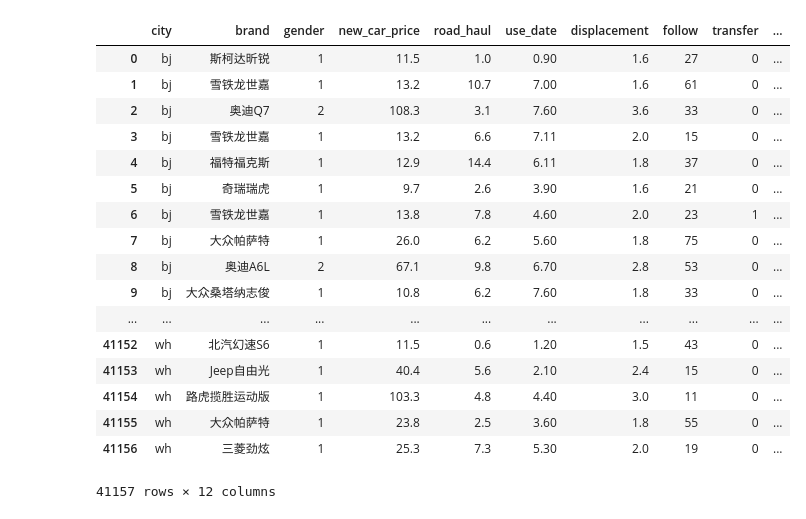
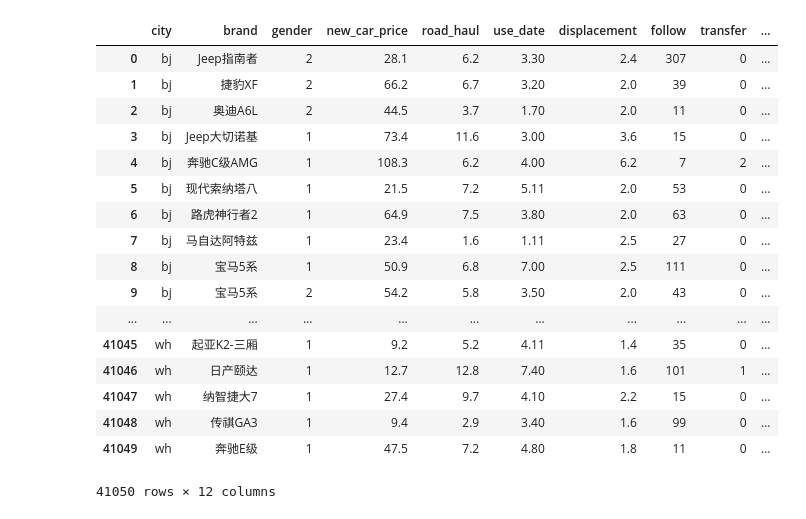
Before and after one commit to pjhu/machine-learning-used-car, a Jupyter notebook: jupeter/pridict_step_by_step.ipynb, the cells around one changed output. Drawn from its saved outputs; the diff is of its cells as text; code cells hidden in the pictures.

```diff
--- a/jupeter/pridict_step_by_step.ipynb
+++ b/jupeter/pridict_step_by_step.ipynb
@@ -180,27 +182,29 @@ step: 2900.000000, loss: 1.435419
 # 预测二手车出售价
 # %%
 # (1)读取出售的二手车
-predict = pd.read_csv('../guazi/20170621_target.csv', names=["city","brand","gender","new_car_price","road_haul","use_date","displacement","follow","transfer","service_price","flaw","price"])
+path = os.path.join(dirname(os.getcwd()), 'training_set')
+predict_file = os.path.join(dirname(os.getcwd()), 'predict_data', 'predict.csv')
+predict = pd.read_csv(predict_file, names=["city","brand","gender","new_car_price","road_haul","use_date","displacement","follow","transfer","service_price","flaw","price"])
 predict
 # %% [output]
 |  | city | brand | gender | new_car_price | road_haul | use_date | displacement | follow | transfer | ... |
-| 0 | bj | 斯柯达昕锐 | 1 | 11.5 | 1.0 | 0.90 | 1.6 | 27 | 0 | ... |
-| 1 | bj | 雪铁龙世嘉 | 1 | 13.2 | 10.7 | 7.00 | 1.6 | 61 | 0 | ... |
-| 2 | bj | 奥迪Q7 | 2 | 108.3 | 3.1 | 7.60 | 3.6 | 33 | 0 | ... |
-| 3 | bj | 雪铁龙世嘉 | 1 | 13.2 | 6.6 | 7.11 | 2.0 | 15 | 0 | ... |
-| 4 | bj | 福特福克斯 | 1 | 12.9 | 14.4 | 6.11 | 1.8 | 37 | 0 | ... |
-| 5 | bj | 奇瑞瑞虎 | 1 | 9.7 | 2.6 | 3.90 | 1.6 | 21 | 0 | ... |
-| 6 | bj | 雪铁龙世嘉 | 1 | 13.8 | 7.8 | 4.60 | 2.0 | 23 | 1 | ... |
-| 7 | bj | 大众帕萨特 | 1 | 26.0 | 6.2 | 5.60 | 1.8 | 75 | 0 | ... |
-| 8 | bj | 奥迪A6L | 2 | 67.1 | 9.8 | 6.70 | 2.8 | 53 | 0 | ... |
-| 9 | bj | 大众桑塔纳志俊 | 1 | 10.8 | 6.2 | 7.60 | 1.8 | 33 | 0 | ... |
+| 0 | bj | Jeep指南者 | 2 | 28.1 | 6.2 | 3.30 | 2.4 | 307 | 0 | ... |
+| 1 | bj | 捷豹XF | 2 | 66.2 | 6.7 | 3.20 | 2.0 | 39 | 0 | ... |
+| 2 | bj | 奥迪A6L | 2 | 44.5 | 3.7 | 1.70 | 2.0 | 11 | 0 | ... |
+| 3 | bj | Jeep大切诺基 | 1 | 73.4 | 11.6 | 3.00 | 3.6 | 15 | 0 | ... |
+| 4 | bj | 奔驰C级AMG | 1 | 108.3 | 6.2 | 4.00 | 6.2 | 7 | 2 | ... |
+| 5 | bj | 现代索纳塔八 | 1 | 21.5 | 7.2 | 5.11 | 2.0 | 53 | 0 | ... |
+| 6 | bj | 路虎神行者2 | 1 | 64.9 | 7.5 | 3.80 | 2.0 | 63 | 0 | ... |
+| 7 | bj | 马自达阿特兹 | 1 | 23.4 | 1.6 | 1.11 | 2.5 | 27 | 0 | ... |
+| 8 | bj | 宝马5系 | 1 | 50.9 | 6.8 | 7.00 | 2.5 | 111 | 0 | ... |
+| 9 | bj | 宝马5系 | 2 | 54.2 | 5.8 | 3.50 | 2.0 | 43 | 0 | ... |
 | ... | ... | ... | ... | ... | ... | ... | ... | ... | ... | ... |
-| 41152 | wh | 北汽幻速S6 | 1 | 11.5 | 0.6 | 1.20 | 1.5 | 43 | 0 | ... |
-| 41153 | wh | Jeep自由光 | 1 | 40.4 | 5.6 | 2.10 | 2.4 | 15 | 0 | ... |
-| 41154 | wh | 路虎揽胜运动版 | 1 | 103.3 | 4.8 | 4.40 | 3.0 | 11 | 0 | ... |
-| 41155 | wh | 大众帕萨特 | 1 | 23.8 | 2.5 | 3.60 | 1.8 | 55 | 0 | ... |
-| 41156 | wh | 三菱劲炫 | 1 | 25.3 | 7.3 | 5.30 | 2.0 | 19 | 0 | ... |
+| 41045 | wh | 起亚K2-三厢 | 1 | 9.2 | 5.2 | 4.11 | 1.4 | 35 | 0 | ... |
+| 41046 | wh | 日产颐达 | 1 | 12.7 | 12.8 | 7.40 | 1.6 | 101 | 1 | ... |
+| 41047 | wh | 纳智捷大7 | 1 | 27.4 | 9.7 | 4.10 | 2.2 | 15 | 0 | ... |
+| 41048 | wh | 传祺GA3 | 1 | 9.4 | 2.9 | 3.40 | 1.6 | 99 | 0 | ... |
+| 41049 | wh | 奔驰E级 | 1 | 47.5 | 7.2 | 4.80 | 1.8 | 11 | 0 | ... |
-41157 rows × 12 columns
+41050 rows × 12 columns
 # %%
 # 预测部分的权重，偏移量，均值，标准差
 w_value_real = np.array([w_value])
```
Also changed, not shown: parts of 13 cells of this notebook, 3 other files.
